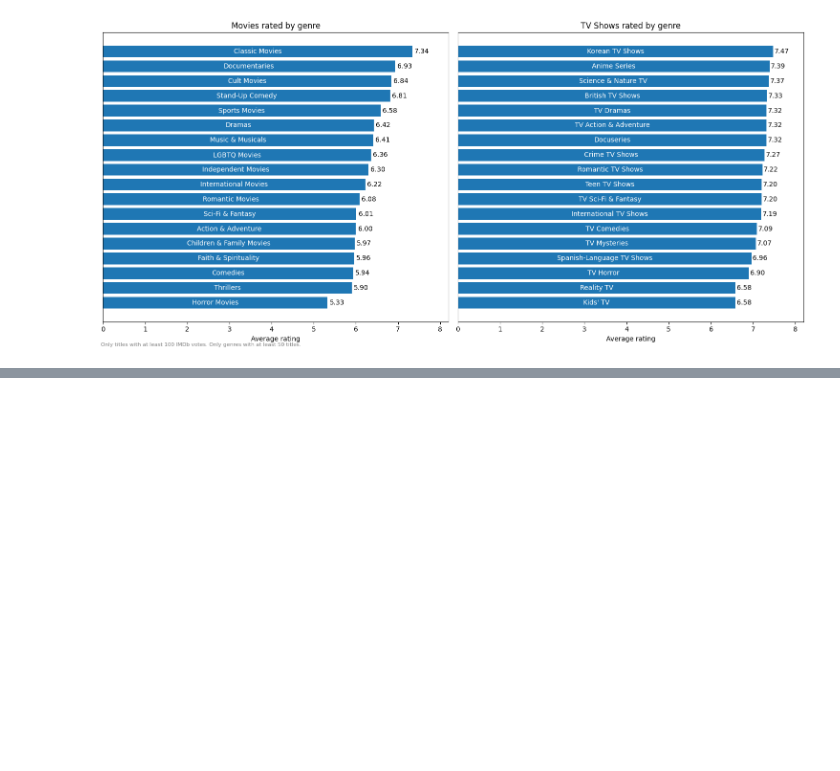
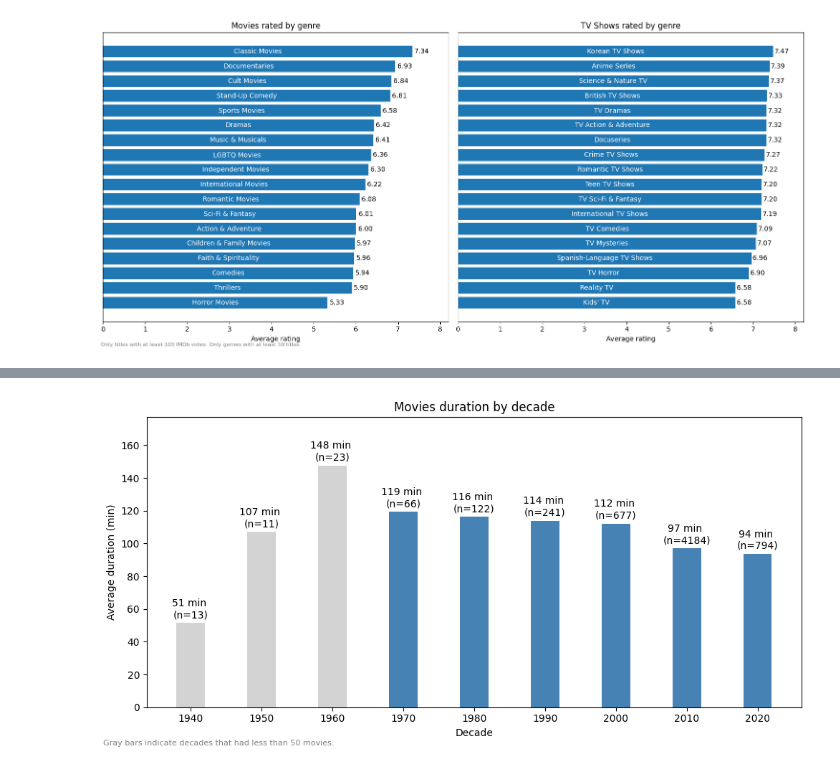
Before and after one commit to PaulinaWalasiewicz/netflix-imdb-analysis, a Jupyter notebook: notebooks/analysis.ipynb, the cells around one changed output, grey strips where cells are left out. Cells and saved outputs as stored; diff of their text form; code cells hidden in the pictures; blank space fills up the shorter version.

```diff
--- a/notebooks/analysis.ipynb
+++ b/notebooks/analysis.ipynb
@@ -234,0 +348,13 @@ plt.show()
+# %%
+query_duration = """select
+    (release_year/10)*10 as decade,
+    count(*) as movies,
+    round(avg(duration_min),2) as avg_duration
+from netflix_clean
+where "type" = 'Movie'
+group by decade
+order by decade;
+"""
+
+df_duration = pd.read_sql(query_duration,conn)
+df_duration
@@ -234,0 +372,26 @@ plt.show()
+# %%
+fig,ax = plt.subplots(figsize=(10, 5))
+
+x = df_duration["decade"]
+y = df_duration["avg_duration"]
+
+colors = ["lightgray" if m < 50 else "steelblue" for m in df_duration["movies"] ]
+bars = ax.bar(x,y,color=colors,width=4)
+
+ax.bar_label(bars,labels = [f"{m:.0f} min \n(n={n})" for m,n in zip(df_duration["avg_duration"],df_duration["movies"])],
+            label_type ='edge',padding=3)
+
+ax.set_title("Movies duration by decade")
+ax.set_xlabel("Decade")
+ax.set_ylabel("Average duration (min)")
+ax.set_xticks(x)
+ax.set_ylim(0,y.max() * 1.2)
+
+fig.text(0.01, 0.01, "Gray bars indicate decades that had less than 50 movies.",
+         fontsize=8, color="gray")
+
+plt.tight_layout()
+plt.savefig("../images/05_duration.png", dpi=150)
+plt.show()
+# %% [output]
+[figure, added]
```
Also changed, not shown: parts of 17 cells of this notebook, 2 other files.
